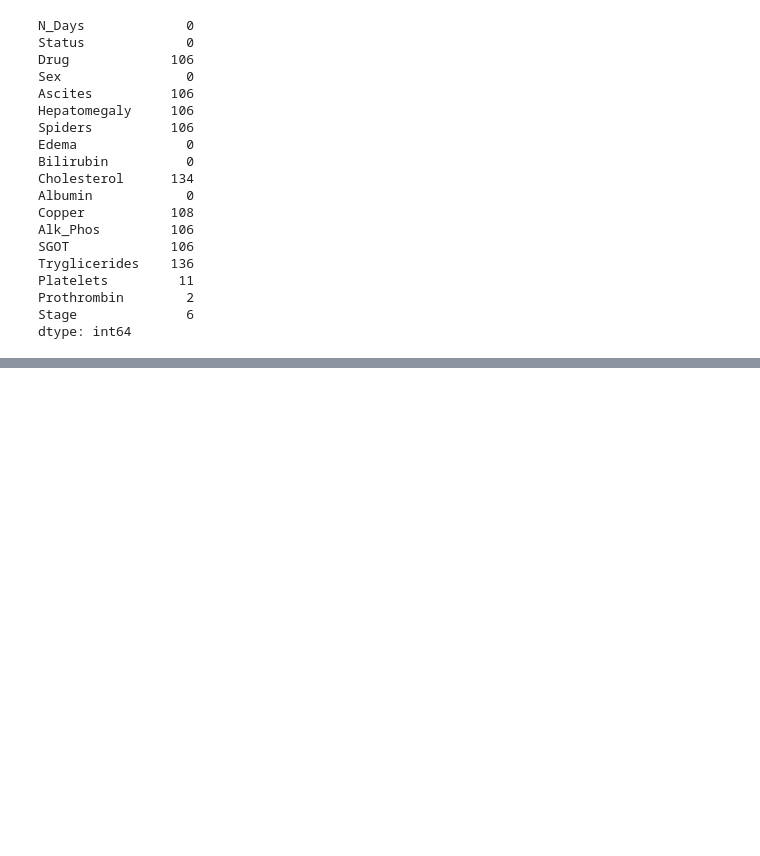
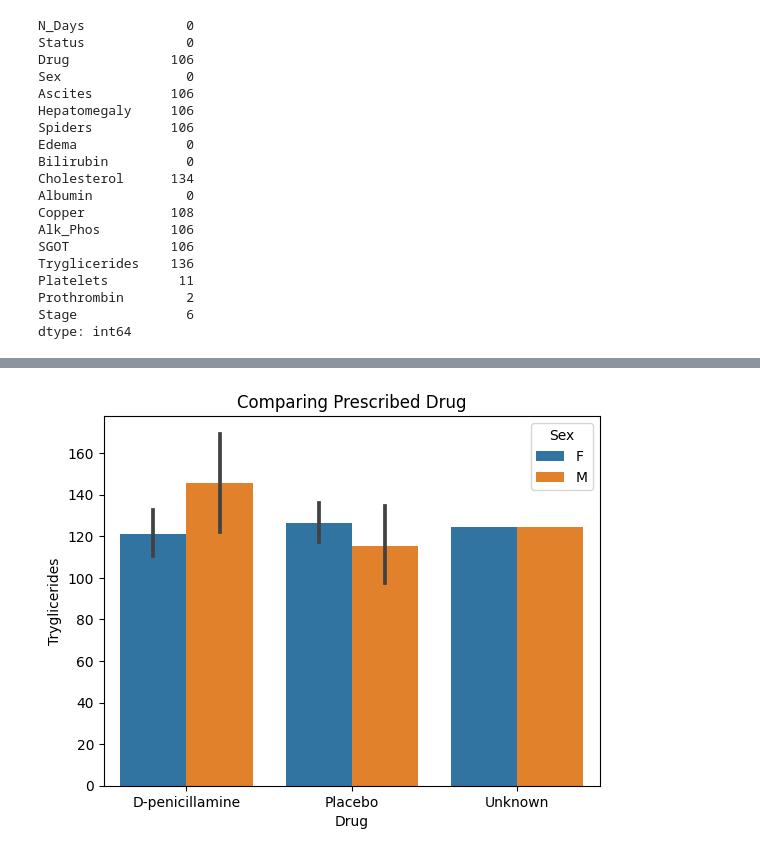
Before and after one commit to Jalicia-Harris/2-Proposed-Dateset-Options, a Jupyter notebook: Prescribed_Drugs_for_Cirrhosis_Predictions_Jalicia_Harris.ipynb, the cells around one changed output, grey strips where cells are left out. Cells and saved outputs as stored; diff of their text form; code cells hidden in the pictures; blank space fills up the shorter version.

```diff
--- a/Prescribed_Drugs_for_Cirrhosis_Predictions_Jalicia_Harris.ipynb
+++ b/Prescribed_Drugs_for_Cirrhosis_Predictions_Jalicia_Harris.ipynb
@@ -160,0 +257,6 @@ dtype: int64
+# %%
+# Using seaborn to plot the means
+ax = sns.barplot(data=df, x='Drug', y='Tryglicerides', hue='Sex');
+ax.set_title("Comparing Prescribed Drug");
+# %% [output]
+[figure, added]
```
Also changed, not shown: parts of 20 cells of this notebook.
